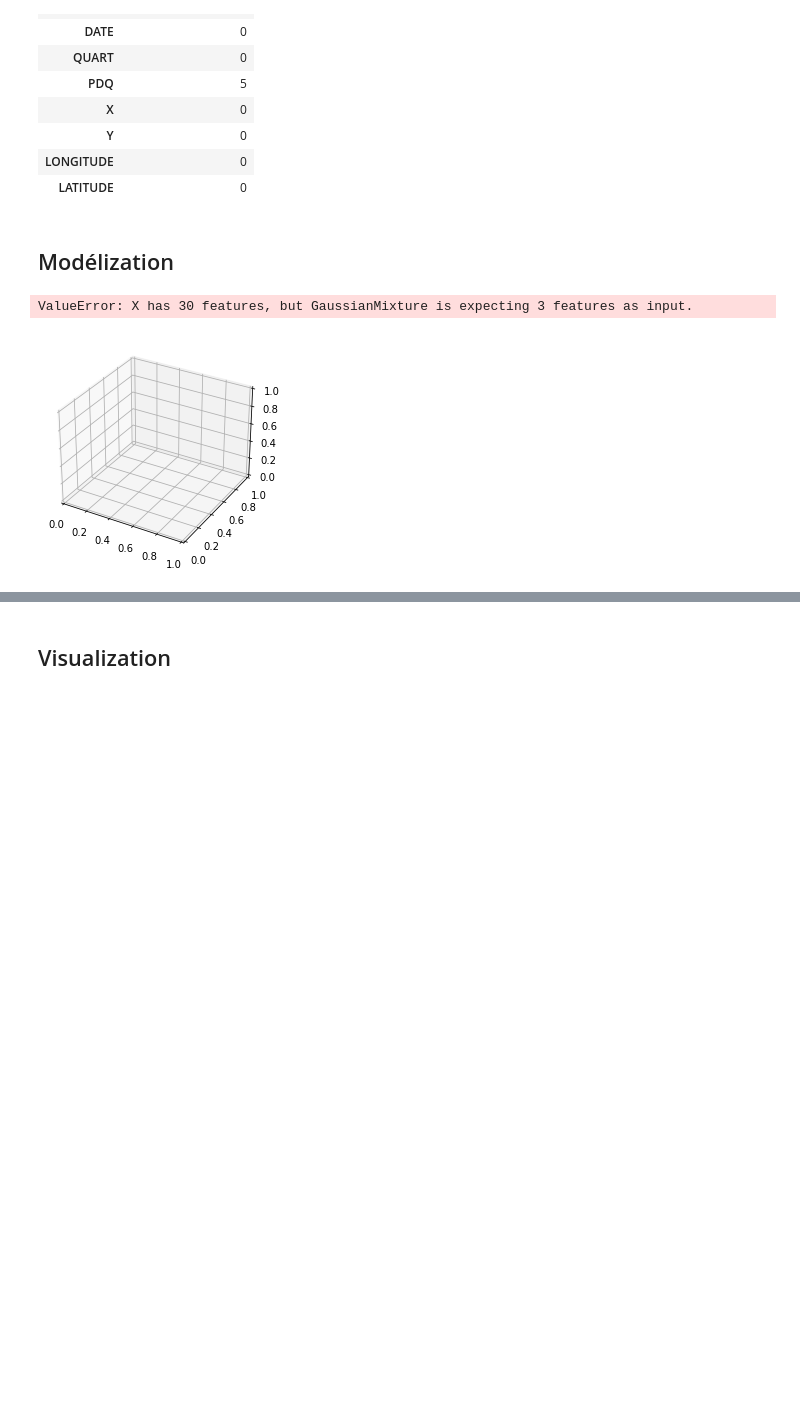
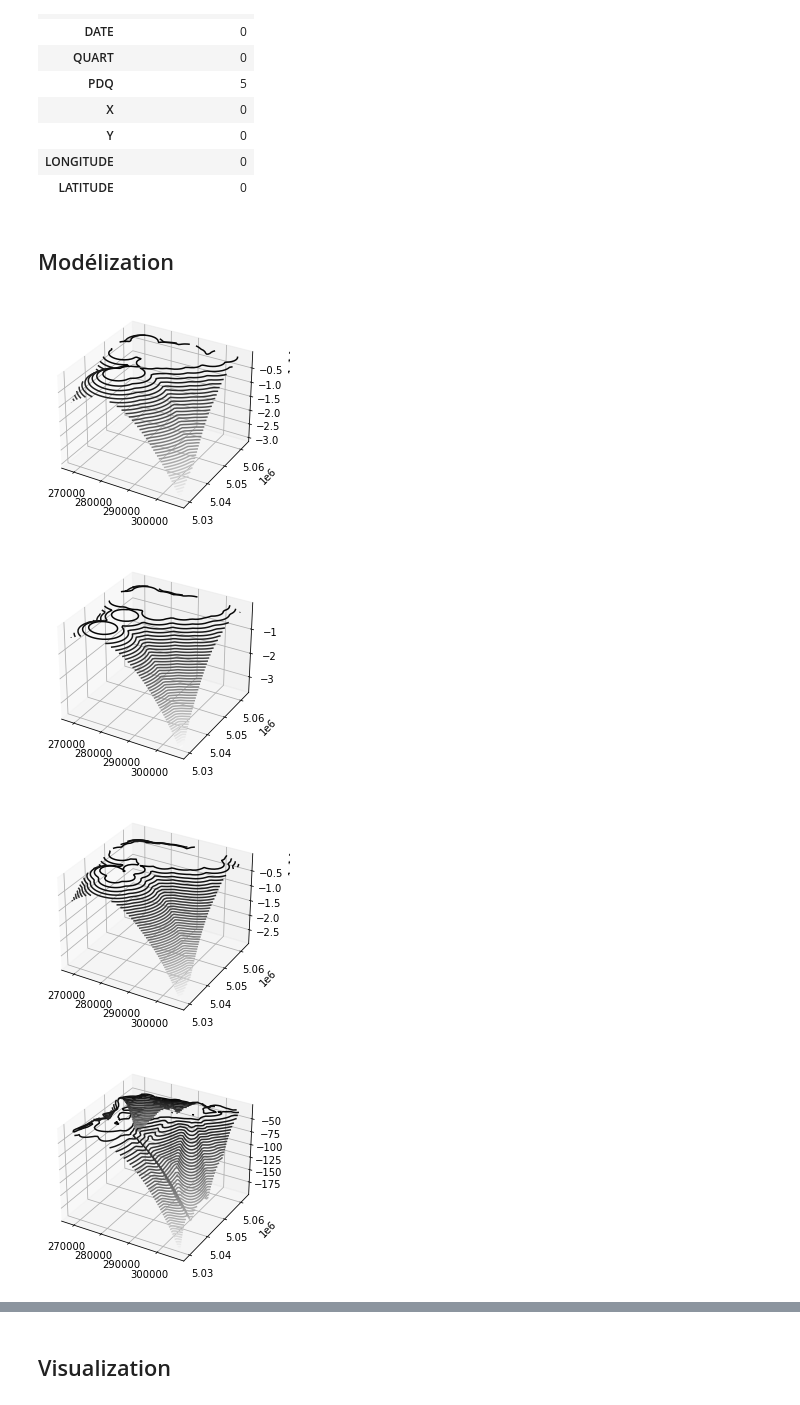
Before and after one commit to Hazot/montreal_crime_data, a Jupyter notebook: montreal_crime_analysis.ipynb, the cells around one changed output, grey strips where cells are left out. Saved outputs shown, nothing was run; the diff lists cells and outputs as text; code cells hidden in the pictures; blank space fills up the shorter version.

Commit message:
Makes the plots work

```diff
--- a/montreal_crime_analysis.ipynb
+++ b/montreal_crime_analysis.ipynb
@@ -149,34 +149,45 @@ for category in np.unique(data.CATEGORIE):
         #dcolors = [colors[i] for i in classifier.predict(testdata)]
         #dcolors = [colors[i] for i in classifier.predict(coords)]
 
 
         #ax = plt.gca()
         #plt.clf()
         #plt.cla()
         #plt.close()
         #plt.scatter(testdata[:,0], testdata[:,1], c=dcolors, alpha=0.8)
         #plt.scatter(coords[:,0], coords[:,1], c=dcolors, alpha=0.8)
         #plt.show()
 
         fig = plt.figure()
         ax = plt.axes(projection='3d')
 
-        resolution = 10
+        resolution = 50
         plotx = np.linspace(minx, maxx, num=resolution)
         ploty = np.linspace(miny, maxy, num=resolution)
 
 
         X, Y = np.meshgrid(plotx, ploty)    #grid de points pour le plot 3D, resolution^2 points
         T = maxdatef*np.ones(shape=X.shape) #T c'est le moment auquel on fait la prediction
         #print(X)
         #print(Y)
         #print(T)
 
-        Z = classifier.predict_proba(np.vstack([X,Y,T]).T)) #avoir la prediction pour chaque point
+        Z = []
+        for x in plotx:
+            zprime = []
+            for y in ploty:
+                val = classifier.score_samples(np.array([[x,y,maxdatef]]))[0]
+                zprime.append(val)
+            Z.append(zprime)
+
+        Z = np.array(Z)
+        #Z = classifier.predict_proba(np.vstack([X,Y,T]).T) #avoir la prediction pour chaque point
 
         ax.contour3D(X, Y, Z, 50, cmap='binary')
 
         plt.show()
 # %% [output]
-ValueError: X has 30 features, but GaussianMixture is expecting 3 features as input.
-[figure, old version]
+[figure, new version]
+[figure, added]
+[figure, added]
+[figure, added]
```
Also changed, not shown: parts of 1 cell of this notebook.
